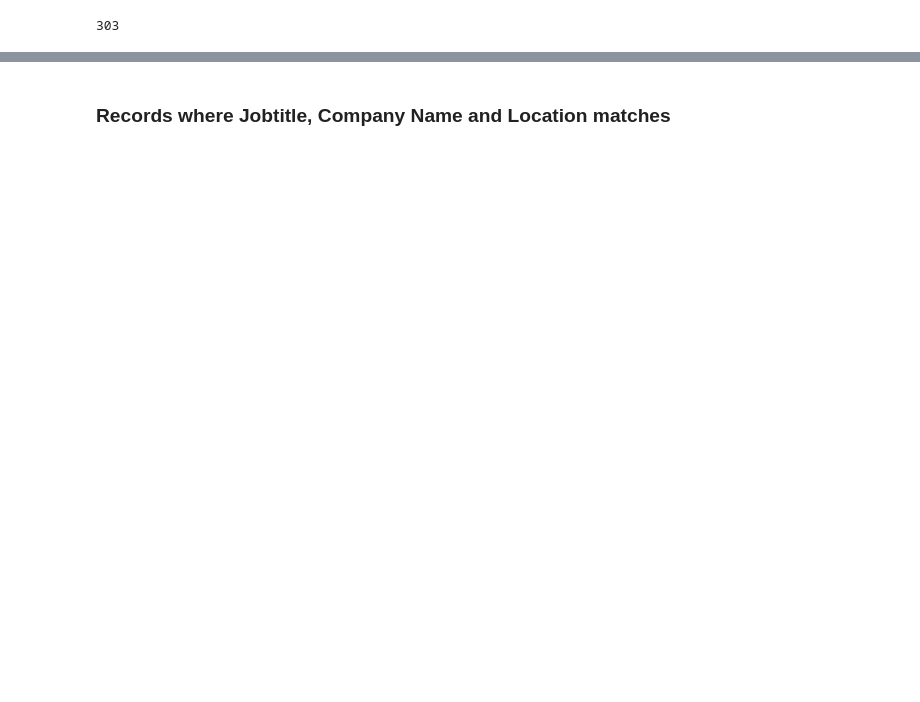
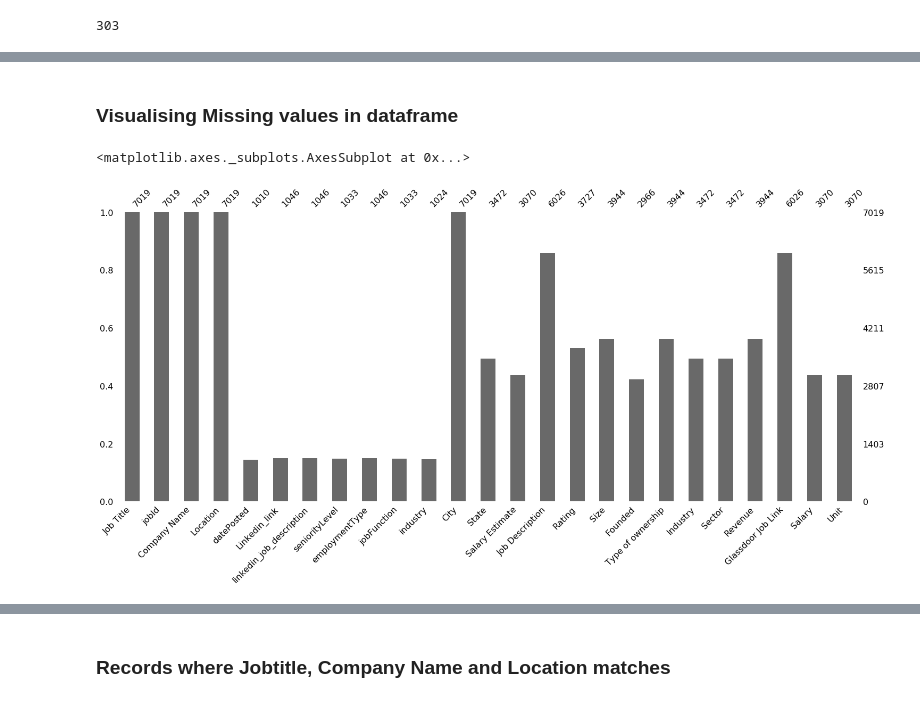
Before and after one commit to aiskunks/Jobs_Database, a Jupyter notebook: Artificial_Intelligence/JobsBot/Data Cleaning/Data_cleaning.ipynb, the cells around one changed output, grey strips where cells are left out. Saved outputs shown, nothing was run; the diff lists cells and outputs as text; code cells hidden in the pictures; blank space fills up the shorter version.

```diff
--- a/Artificial_Intelligence/JobsBot/Data Cleaning/Data_cleaning.ipynb
+++ b/Artificial_Intelligence/JobsBot/Data Cleaning/Data_cleaning.ipynb
@@ -291,3 +365,10 @@ jobs_data['linkedin_job_description'] = jobs_data.linkedin_job_description.str.r
 jobs_data['linkedin_job_description'] = jobs_data.linkedin_job_description.str.replace('Show less', '')
 jobs_data['Job Description'] = jobs_data['Job Description'].str.replace('Show more', '')
 jobs_data['Job Description'] = jobs_data['Job Description'].str.replace('Show less', '')
+# %% [markdown]
+### Visualising Missing values in dataframe
+# %%
+msno.bar(jobs_data)
+# %% [output]
+<matplotlib.axes._subplots.AxesSubplot at 0x...>
+[figure, added]
```
Also changed, not shown: parts of 19 cells of this notebook, 1 other file.
